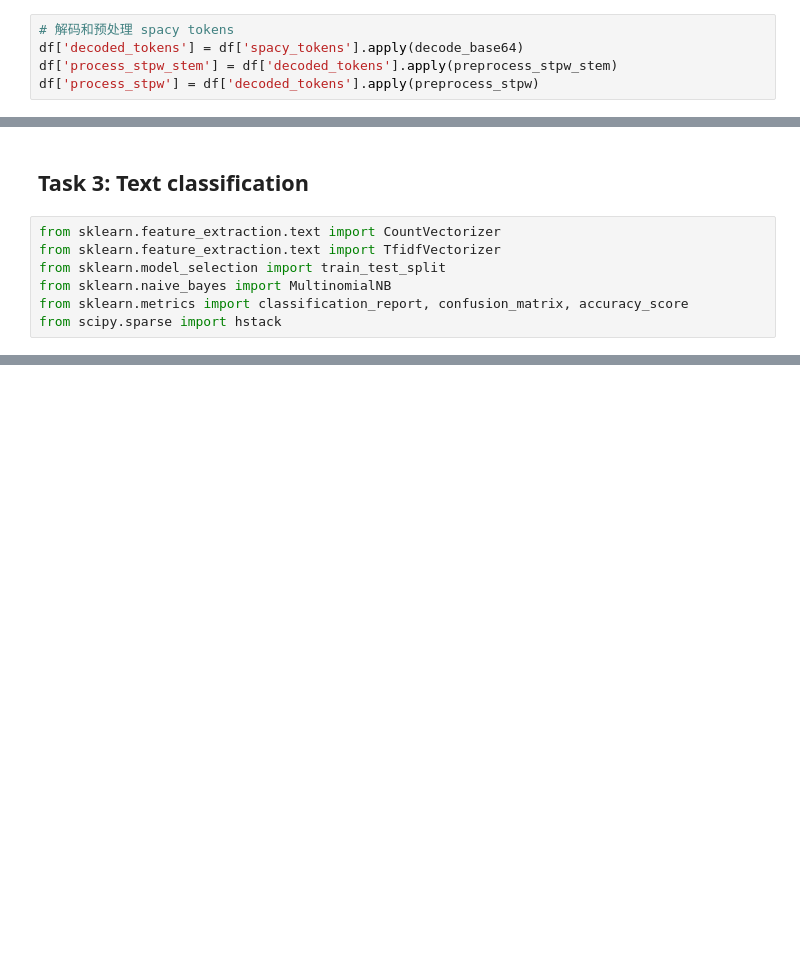
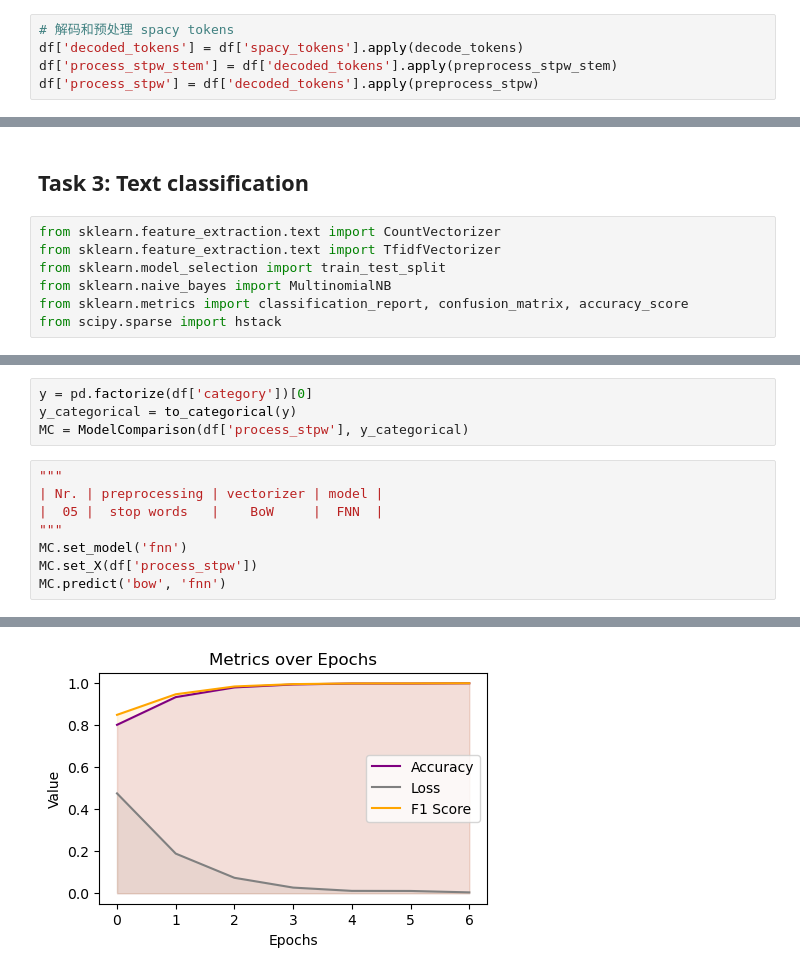
Before and after one commit to SonyaX20/NLP-Natural-Language-Processing, a Jupyter notebook: my-mlp-ota/task_o.ipynb, the cells around one changed output, grey strips where cells are left out. Drawn from its saved outputs; the diff is of its cells as text; blank space fills up the shorter version.

```diff
--- a/my-mlp-ota/task_o.ipynb
+++ b/my-mlp-ota/task_o.ipynb
@@ -170,7 +146,7 @@ def preprocess_stpw_stem(tokens):
     return ' '.join(tokens)
 # %%
 # 解码和预处理 spacy tokens
-df['decoded_tokens'] = df['spacy_tokens'].apply(decode_base64)
+df['decoded_tokens'] = df['spacy_tokens'].apply(decode_tokens)
 df['process_stpw_stem'] = df['decoded_tokens'].apply(preprocess_stpw_stem)
 df['process_stpw'] = df['decoded_tokens'].apply(preprocess_stpw)
 # %%
@@ -323,0 +386,13 @@ CRITICAL     0.803254  0.990876  0.887255    548.0
+# %%
+y = pd.factorize(df['category'])[0]
+y_categorical = to_categorical(y)
+MC = ModelComparison(df['process_stpw'], y_categorical)
+# %%
+"""
+| Nr. | preprocessing | vectorizer | model |
+|  05 |  stop words   |    BoW     |  FNN  |
+"""
+MC.set_model('fnn')
+MC.set_X(df['process_stpw'])
+MC.predict('bow', 'fnn')
+# %% [output]
@@ -323,0 +414 @@ CRITICAL     0.803254  0.990876  0.887255    548.0
+[figure, added]
```
Also changed, not shown: parts of 32 cells of this notebook.
